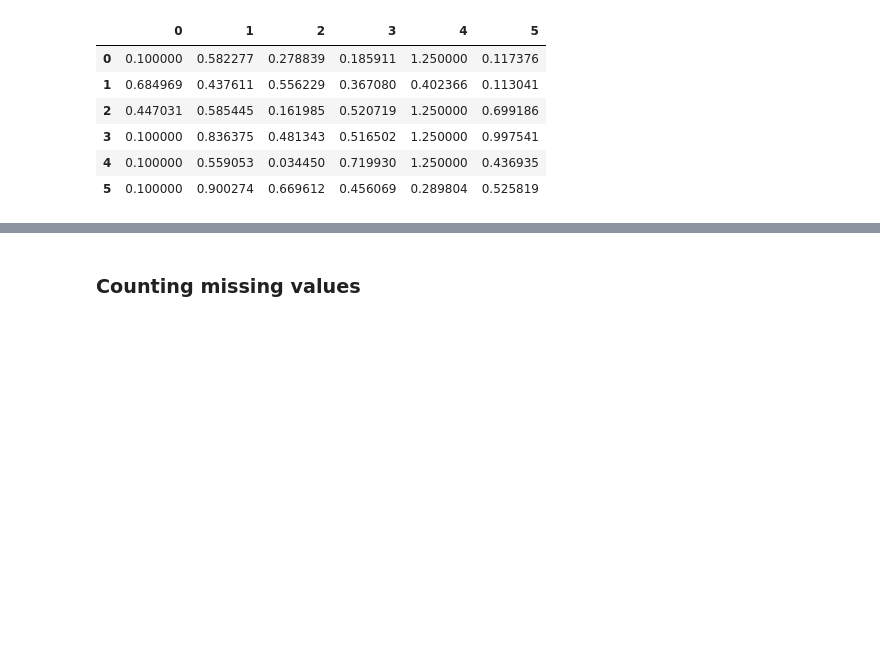
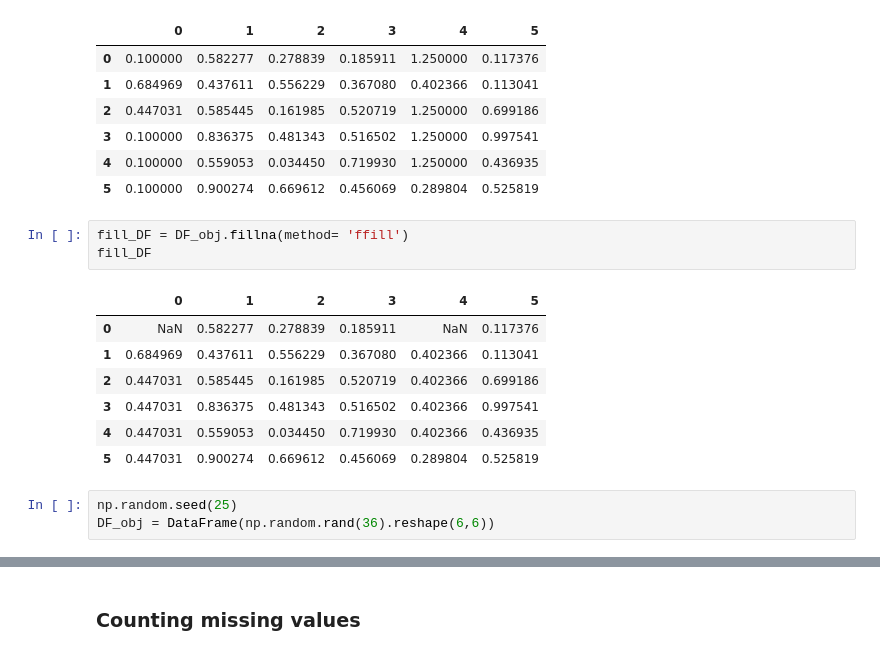
Before and after one commit to ArifAygun/Python-for-Data-Science-Essential-Training-Part-1, a Jupyter notebook: AA_linked_Python_for_DS_Ess_Train_Part_1_02_02.ipynb, the cells around one changed output, grey strips where cells are left out. Saved outputs shown, nothing was run; the diff lists cells and outputs as text; blank space fills up the shorter version.

```diff
--- a/AA_linked_Python_for_DS_Ess_Train_Part_1_02_02.ipynb
+++ b/AA_linked_Python_for_DS_Ess_Train_Part_1_02_02.ipynb
@@ -85,3 +85,17 @@ filled_DF
 | 3 | 0.100000 | 0.836375 | 0.481343 | 0.516502 | 1.250000 | 0.997541 |
 | 4 | 0.100000 | 0.559053 | 0.034450 | 0.719930 | 1.250000 | 0.436935 |
 | 5 | 0.100000 | 0.900274 | 0.669612 | 0.456069 | 0.289804 | 0.525819 |
+# %%
+fill_DF = DF_obj.fillna(method= 'ffill')
+fill_DF
+# %% [output]
+|  | 0 | 1 | 2 | 3 | 4 | 5 |
+| 0 | NaN | 0.582277 | 0.278839 | 0.185911 | NaN | 0.117376 |
+| 1 | 0.684969 | 0.437611 | 0.556229 | 0.367080 | 0.402366 | 0.113041 |
+| 2 | 0.447031 | 0.585445 | 0.161985 | 0.520719 | 0.402366 | 0.699186 |
+| 3 | 0.447031 | 0.836375 | 0.481343 | 0.516502 | 0.402366 | 0.997541 |
+| 4 | 0.447031 | 0.559053 | 0.034450 | 0.719930 | 0.402366 | 0.436935 |
+| 5 | 0.447031 | 0.900274 | 0.669612 | 0.456069 | 0.289804 | 0.525819 |
+# %%
+np.random.seed(25)
+DF_obj = DataFrame(np.random.rand(36).reshape(6,6))
```
Also changed, not shown: parts of 5 cells of this notebook.
